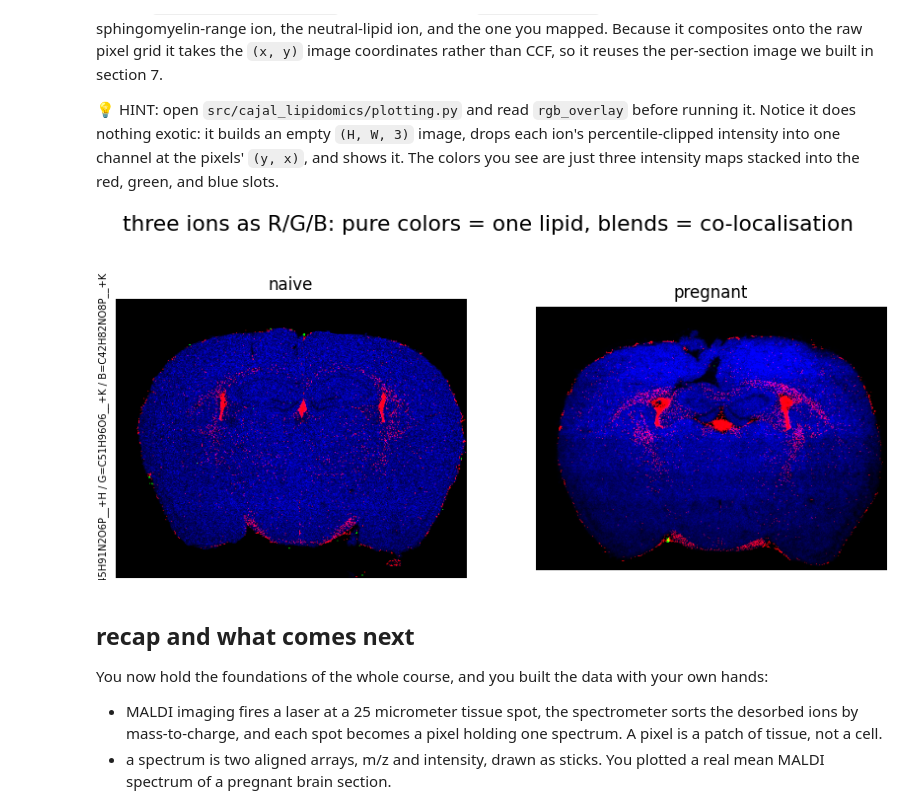
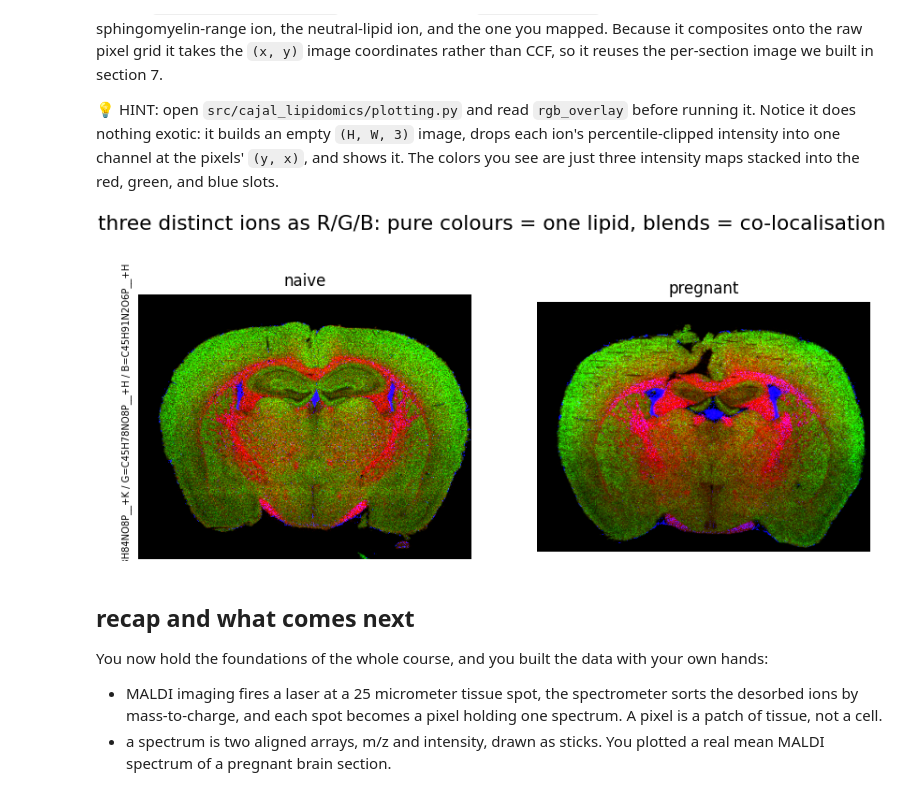
Before and after one commit to lamanno-epfl/lipidomics_tutorial_cajalcourse, a Jupyter notebook: notebooks/level1/01_mass_spectra_and_data_solution.ipynb, the cells around one changed output. Drawn from its saved outputs; the diff is of its cells as text; code cells hidden in the pictures.

```diff
--- a/notebooks/level1/01_mass_spectra_and_data_solution.ipynb
+++ b/notebooks/level1/01_mass_spectra_and_data_solution.ipynb
@@ -486,12 +505,14 @@ We use `cl.plotting.rgb_overlay`, passing the three `formula__adduct` keys we ju
 
 💡 HINT: open `src/cajal_lipidomics/plotting.py` and read `rgb_overlay` before running it. Notice it does nothing exotic: it builds an empty `(H, W, 3)` image, drops each ion's percentile-clipped intensity into one channel at the pixels' `(y, x)`, and shows it. The colors you see are just three intensity maps stacked into the red, green, and blue slots.
 # %%
-trio = [wm_ion, gray_ion, my_ion]   # R, G, B = the three ions we mapped above
+# three spatially DISTINCT, region-structured ions as R/G/B (chosen by how differently they
+# distribute across Allen regions, so the channels separate rather than overlap)
+trio = ['C43H84NO8P__+K', 'C45H78NO8P__+H', 'C45H91N2O6P__+H']
 plotting.rgb_overlay(raw, trio)
-plt.suptitle("three ions as R/G/B: pure colors = one lipid, blends = co-localisation", y=1.02, fontsize=FS["l"])
+plt.suptitle("three distinct ions as R/G/B: pure colours = one lipid, blends = co-localisation", y=1.02, fontsize=FS["l"])
 plt.show()
 # %% [output]
-[figure, old version]
+[figure, new version]
 # %% [markdown]
 ## recap and what comes next
 
```
Also changed, not shown: parts of 2 cells of this notebook, 18 other files.
